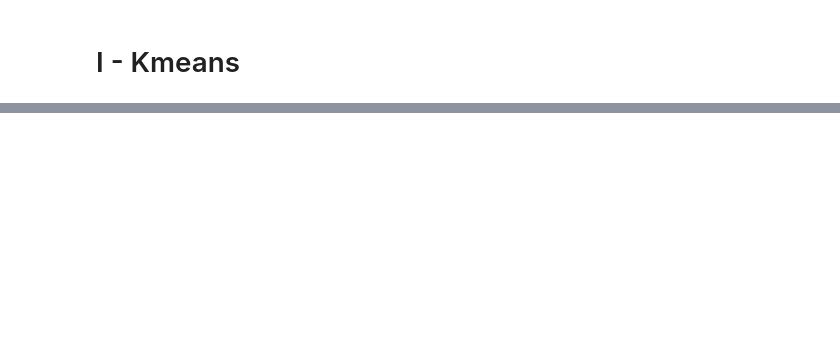
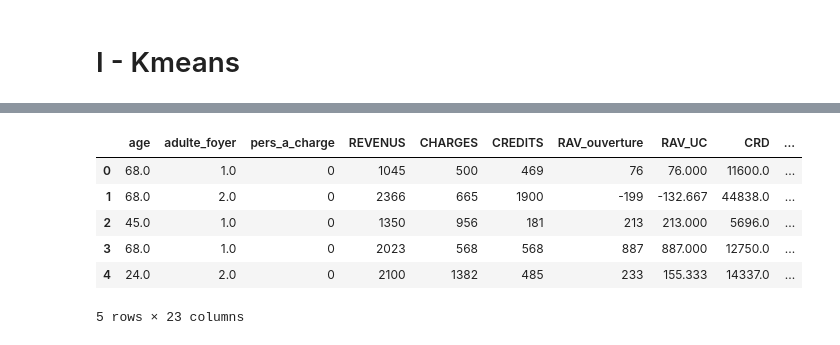
Before and after one commit to willcard/Cresus_Kaggle_Competition, a Jupyter notebook: entrainement_cresus.ipynb, the cells around one changed output, grey strips where cells are left out. Saved outputs shown, nothing was run; the diff lists cells and outputs as text; code cells hidden in the pictures; blank space fills up the shorter version.

```diff
--- a/entrainement_cresus.ipynb
+++ b/entrainement_cresus.ipynb
@@ -96,0 +139,10 @@ non_cat = train.drop(columns=cols_categorielles+['Date'])
+# %%
+features.head()
+# %% [output]
+|  | age | adulte_foyer | pers_a_charge | REVENUS | CHARGES | CREDITS | RAV_ouverture | RAV_UC | CRD | ... |
+| 0 | 68.0 | 1.0 | 0 | 1045 | 500 | 469 | 76 | 76.000 | 11600.0 | ... |
+| 1 | 68.0 | 2.0 | 0 | 2366 | 665 | 1900 | -199 | -132.667 | 44838.0 | ... |
+| 2 | 45.0 | 1.0 | 0 | 1350 | 956 | 181 | 213 | 213.000 | 5696.0 | ... |
+| 3 | 68.0 | 1.0 | 0 | 2023 | 568 | 568 | 887 | 887.000 | 12750.0 | ... |
+| 4 | 24.0 | 2.0 | 0 | 2100 | 1382 | 485 | 233 | 155.333 | 14337.0 | ... |
+5 rows × 23 columns
```
Also changed, not shown: parts of 12 cells of this notebook, 1 other file.
